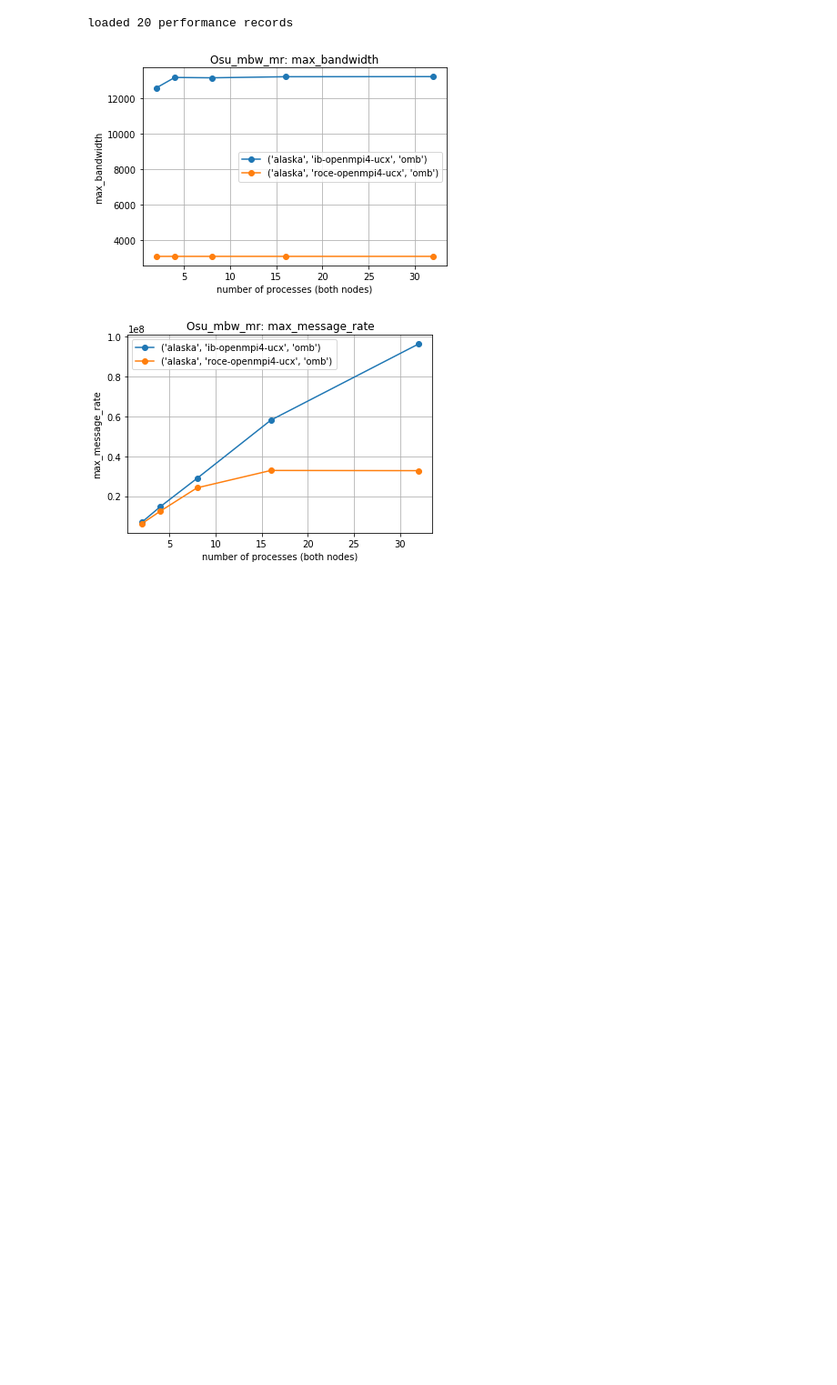
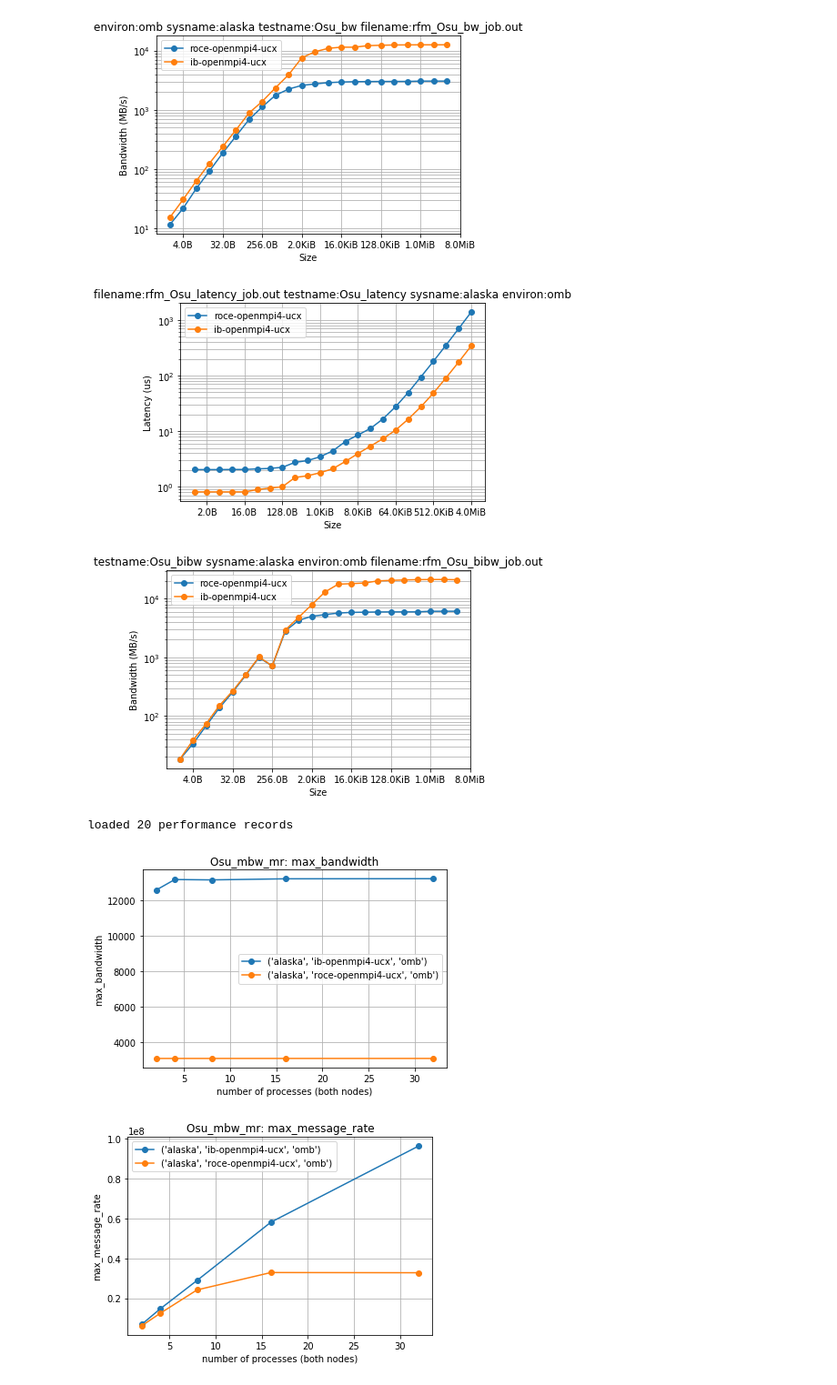
Before and after one commit to ukri-excalibur/excalibur-tests, a Jupyter notebook: omb/OMB.ipynb, the cells around one changed output. Shown: that part at 91% size. Drawn from its saved outputs; the diff is of its cells as text; code cells hidden in the pictures; blank space fills up the shorter version.

```diff
--- a/omb/OMB.ipynb
+++ b/omb/OMB.ipynb
@@ -34 +16,31 @@ loaded 20 performance records
+# %%
+# Message size vs bandwidth/latency for 2-process tests - most-recent runs only:
+
+for test in ['Osu_bw', 'Osu_latency', 'Osu_bibw']:
+
+    # find all data and work out differences between them:
+    paths = modules.utils.find_run_outputs(root='../output', test=test)
+    fig, ax = plt.subplots(nrows=1, ncols=1)
+    common, meta_diffs = modules.utils.diff_dicts([modules.utils.parse_path_metadata(p) for p in paths], ignore=['path'])
+
+    # load and plot:
+    for ix, path in enumerate(paths):
+        data = modules.omb.read_omb_out(path)
+        label = '-'.join(meta_diffs[ix].values())
+        plt.plot(data.columns[0], data.columns[1], 'o-', data=data, label=label)
+
+    # format plot:
+    ax.set_xscale('log', basex=2)
+    ax.set_yscale('log', basey=10)
+    ax.xaxis.set_major_formatter(ticker.FuncFormatter(lambda x, pos: modules.utils.sizeof_fmt(x)))
+    ax.grid(True, which="both")
+    ax.set_xlabel(data.columns[0])
+    ax.set_ylabel(data.columns[1])
+    title = ' '.join(['%s:%s' % (k, v) for (k, v) in common.items()]) # TODO: improve
+    ax.set_title(title)
+    ax.legend()
+# %% [output]
+[figure, added]
+[figure, added]
+[figure, added]
 # %%
```
Also changed, not shown: parts of 8 cells of this notebook, 2 other files.
